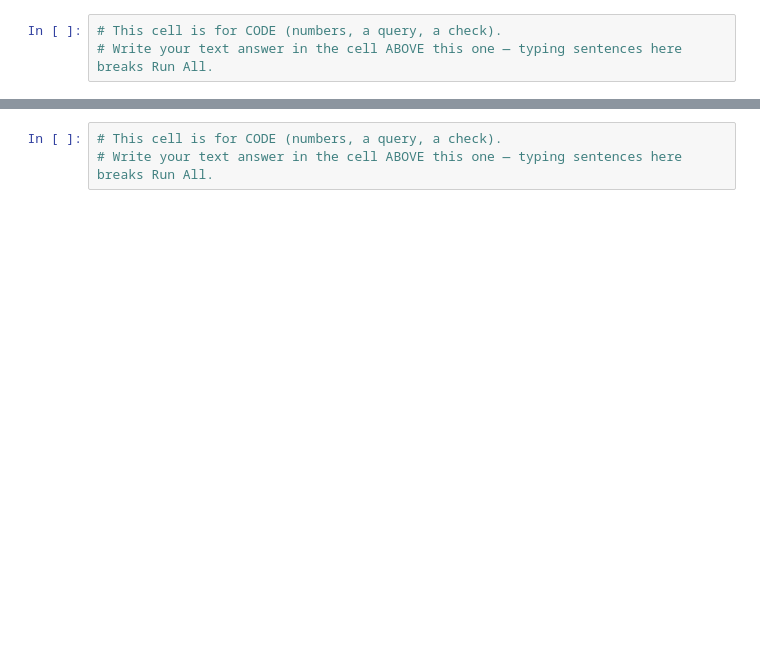
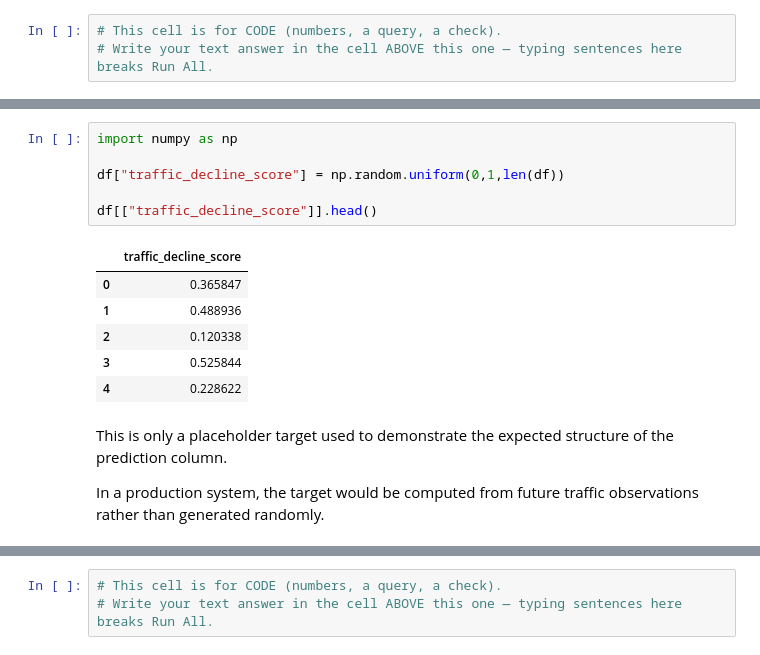
Before and after one commit to FaizanCyber007/flyrank-ml-internship-starter, a Jupyter notebook: work/notebooks/w02_ml_task_framing.ipynb, the cells around one changed output, grey strips where cells are left out. Cells and saved outputs as stored; diff of their text form; blank space fills up the shorter version.

```diff
--- a/work/notebooks/w02_ml_task_framing.ipynb
+++ b/work/notebooks/w02_ml_task_framing.ipynb
@@ -33,0 +167,17 @@ This skeleton is yours to fill. Work the sections **in order** — each one has
+# %%
+import numpy as np
+
+df["traffic_decline_score"] = np.random.uniform(0,1,len(df))
+
+df[["traffic_decline_score"]].head()
+# %% [output]
+|  | traffic_decline_score |
+| 0 | 0.365847 |
+| 1 | 0.488936 |
+| 2 | 0.120338 |
+| 3 | 0.525844 |
+| 4 | 0.228622 |
+# %% [markdown]
+This is only a placeholder target used to demonstrate the expected structure of the prediction column.
+
+In a production system, the target would be computed from future traffic observations rather than generated randomly.
```
Also changed, not shown: parts of 22 cells of this notebook.
